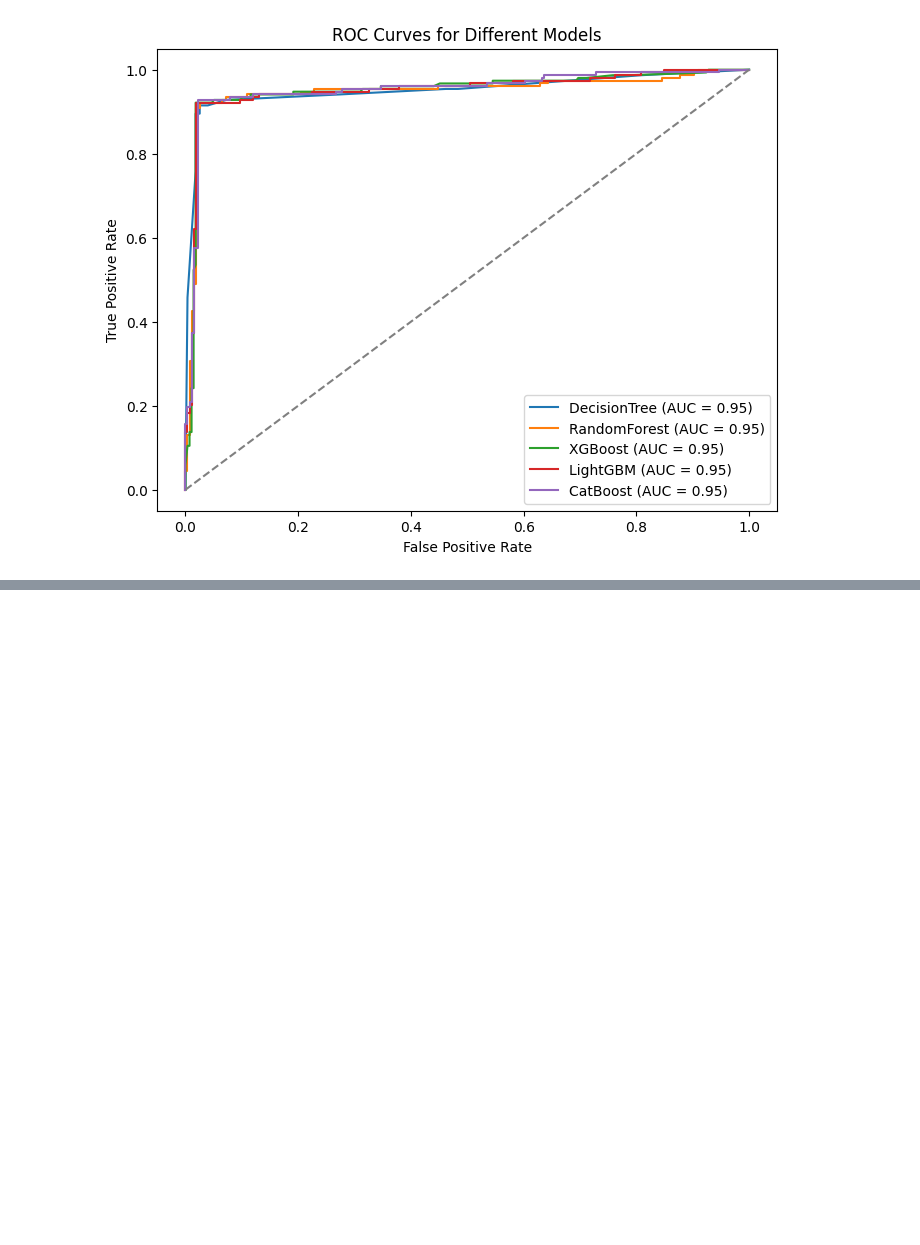
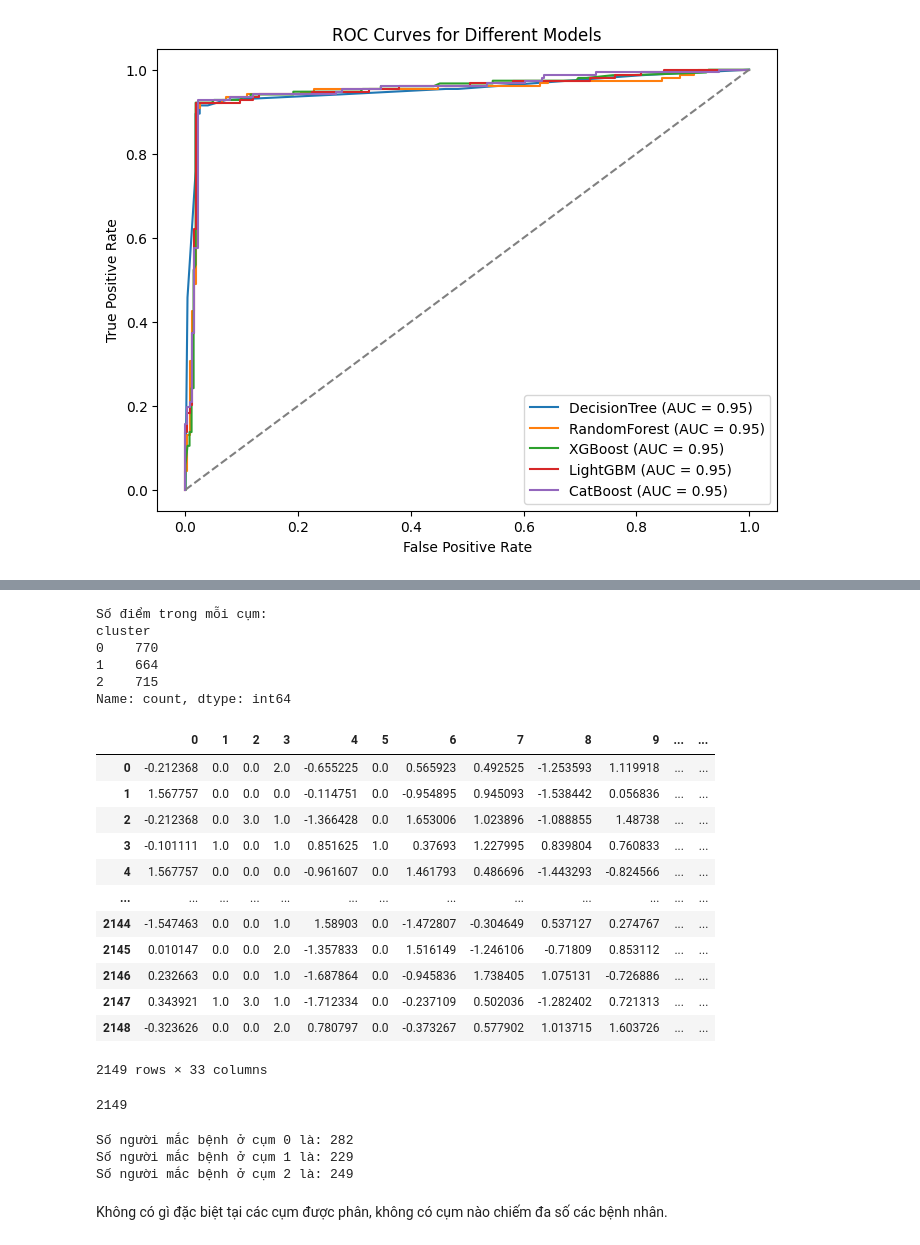
Before and after one commit to Ngoc-Quy-az1/Alzheimer-s-diagnosis, a Jupyter notebook: alzheimer-diagnosis.ipynb, the cells around one changed output, grey strips where cells are left out. Cells and saved outputs as stored; diff of their text form; code cells hidden in the pictures; blank space fills up the shorter version.

```diff
--- a/alzheimer-diagnosis.ipynb
+++ b/alzheimer-diagnosis.ipynb
@@ -631,0 +684,23 @@ plt.show()
+# %%
+c_10 = 0
+c_11 = 0
+c_00 = 0
+c_01 = 0
+c = 0
+for i in range(2148):
+    if df.iloc[i]["Diagnosis"] == 1 and hdb_labels[i] == 0:
+        c_10 += 1
+    elif df.iloc[i]["Diagnosis"] == 1 and hdb_labels[i] == 1:
+        c_11 += 1
+    elif df.iloc[i]["Diagnosis"] == 0 and hdb_labels[i] == 0:
+        c_00 += 1
+    elif df.iloc[i]["Diagnosis"] == 0 and hdb_labels[i] == 1:
+        c_01 += 1
+    else:
+        c += 1
+
+print(c_10)
+print(c_11)
+print(c_00)
+print(c_01)
+print(c)
@@ -631,0 +882,3 @@ plt.show()
+# %%
+kproto = KPrototypes(n_clusters=3, init='Huang', random_state=42)
+labels = kproto.fit_predict(final_data, categorical=categorical_columns)
@@ -631,0 +907,54 @@ plt.show()
+# %%
+df = pd.DataFrame(final_data)
+df['cluster'] = labels
+
+print("Số điểm trong mỗi cụm:")
+print(df['cluster'].value_counts().sort_index())
+# %% [output]
+Số điểm trong mỗi cụm:
+cluster
+0    770
+1    664
+2    715
+Name: count, dtype: int64
+# %%
+df
+# %% [output]
+|  | 0 | 1 | 2 | 3 | 4 | 5 | 6 | 7 | 8 | 9 | ... | ... |
+| 0 | -0.212368 | 0.0 | 0.0 | 2.0 | -0.655225 | 0.0 | 0.565923 | 0.492525 | -1.253593 | 1.119918 | ... | ... |
+| 1 | 1.567757 | 0.0 | 0.0 | 0.0 | -0.114751 | 0.0 | -0.954895 | 0.945093 | -1.538442 | 0.056836 | ... | ... |
+| 2 | -0.212368 | 0.0 | 3.0 | 1.0 | -1.366428 | 0.0 | 1.653006 | 1.023896 | -1.088855 | 1.48738 | ... | ... |
+| 3 | -0.101111 | 1.0 | 0.0 | 1.0 | 0.851625 | 1.0 | 0.37693 | 1.227995 | 0.839804 | 0.760833 | ... | ... |
+| 4 | 1.567757 | 0.0 | 0.0 | 0.0 | -0.961607 | 0.0 | 1.461793 | 0.486696 | -1.443293 | -0.824566 | ... | ... |
+| ... | ... | ... | ... | ... | ... | ... | ... | ... | ... | ... | ... | ... |
+| 2144 | -1.547463 | 0.0 | 0.0 | 1.0 | 1.58903 | 0.0 | -1.472807 | -0.304649 | 0.537127 | 0.274767 | ... | ... |
+| 2145 | 0.010147 | 0.0 | 0.0 | 2.0 | -1.357833 | 0.0 | 1.516149 | -1.246106 | -0.71809 | 0.853112 | ... | ... |
+| 2146 | 0.232663 | 0.0 | 0.0 | 1.0 | -1.687864 | 0.0 | -0.945836 | 1.738405 | 1.075131 | -0.726886 | ... | ... |
+| 2147 | 0.343921 | 1.0 | 3.0 | 1.0 | -1.712334 | 0.0 | -0.237109 | 0.502036 | -1.282402 | 0.721313 | ... | ... |
+| 2148 | -0.323626 | 0.0 | 0.0 | 2.0 | 0.780797 | 0.0 | -0.373267 | 0.577902 | 1.013715 | 1.603726 | ... | ... |
+2149 rows × 33 columns
+# %%
+y
+print(len(y))
+# %% [output]
+2149
+# %%
+c1 = 0
+c2 = 0
+c0 = 0
+for i in range(len(y)):
+    if df.iloc[i]["cluster"] == 0 and y[i] == 1:
+        c0 += 1
+    elif df.iloc[i]["cluster"] == 1 and y[i] == 1:
+        c1 += 1
+    elif df.iloc[i]["cluster"] == 2 and y[i] == 1:
+        c2 += 1
+print(f"Số người mắc bệnh ở cụm 0 là: {c0}")
+print(f"Số người mắc bệnh ở cụm 1 là: {c1}")
+print(f"Số người mắc bệnh ở cụm 2 là: {c2}")
+# %% [output]
+Số người mắc bệnh ở cụm 0 là: 282
+Số người mắc bệnh ở cụm 1 là: 229
+Số người mắc bệnh ở cụm 2 là: 249
+# %% [markdown]
+Không có gì đặc biệt tại các cụm được phân, không có cụm nào chiếm đa số các bệnh nhân.
```
Also changed, not shown: parts of 22 cells of this notebook.
